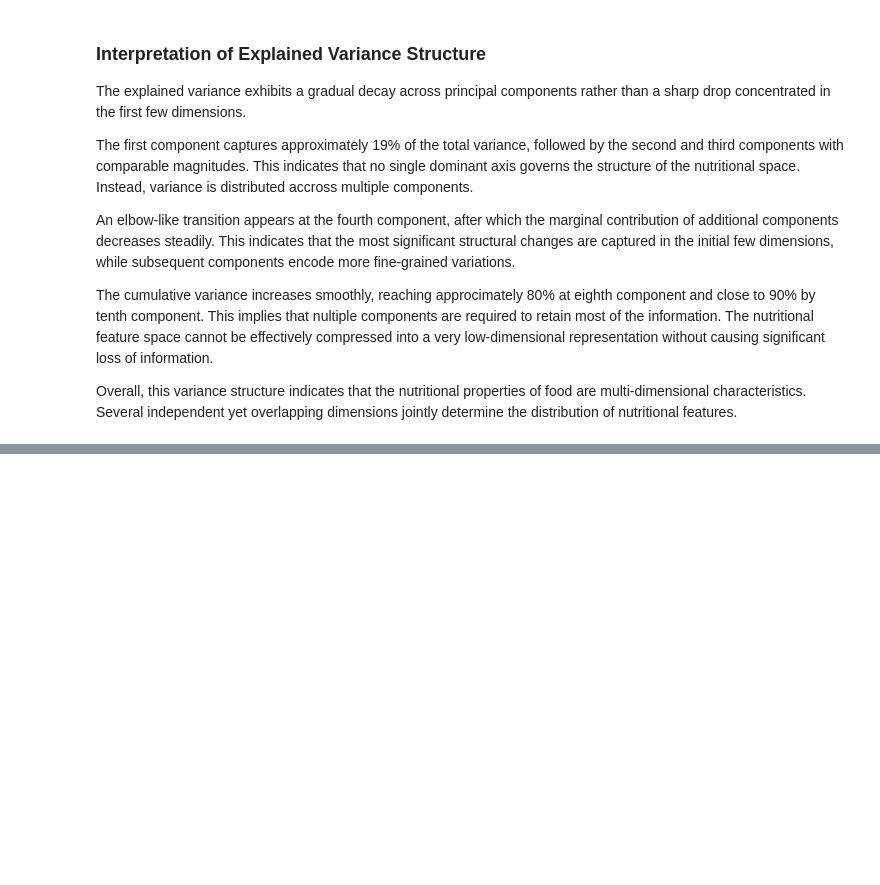
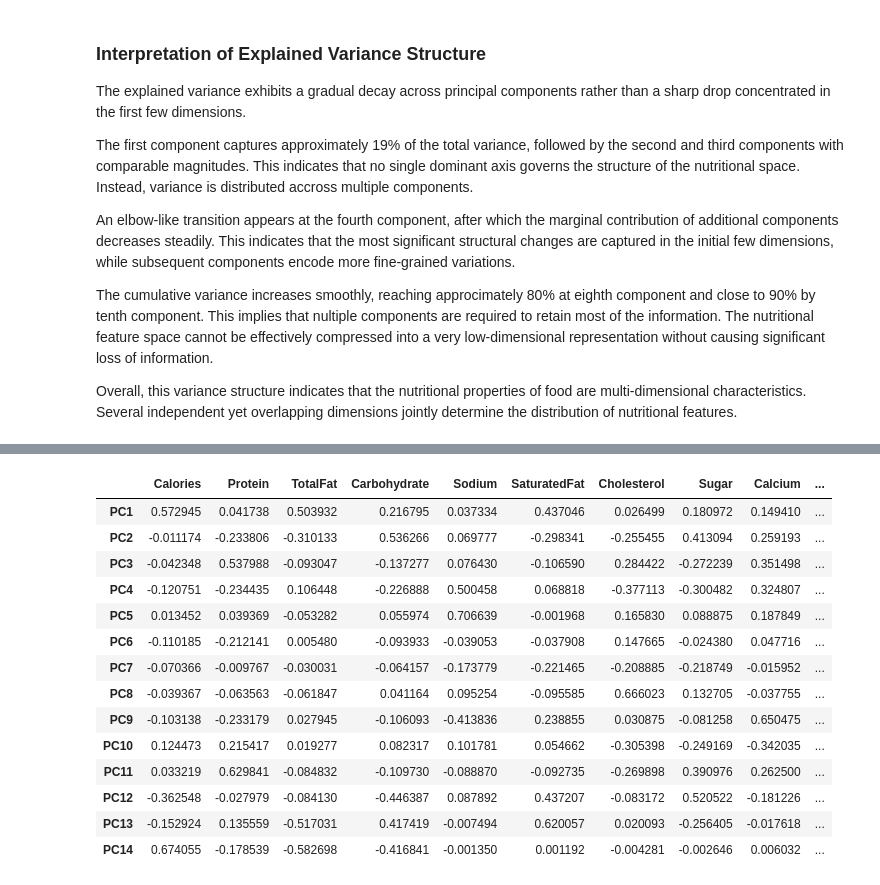
Before and after one commit to lasombra7/macro-density-analysis, a Jupyter notebook: notebooks/macro-density-analysis.ipynb, the cells around one changed output, grey strips where cells are left out. Drawn from its saved outputs; the diff is of its cells as text; code cells hidden in the pictures; blank space fills up the shorter version.

```diff
--- a/notebooks/macro-density-analysis.ipynb
+++ b/notebooks/macro-density-analysis.ipynb
@@ -751,0 +756,24 @@ Overall, this variance structure indicates that the nutritional properties of fo
+# %%
+# PCA loadings
+loadings = pd.DataFrame(
+    pca.components_,
+    columns=features,
+    index=[f"PC{i+1}" for i in range(len(features))]
+)
+loadings
+# %% [output]
+|  | Calories | Protein | TotalFat | Carbohydrate | Sodium | SaturatedFat | Cholesterol | Sugar | Calcium | ... |
+| PC1 | 0.572945 | 0.041738 | 0.503932 | 0.216795 | 0.037334 | 0.437046 | 0.026499 | 0.180972 | 0.149410 | ... |
+| PC2 | -0.011174 | -0.233806 | -0.310133 | 0.536266 | 0.069777 | -0.298341 | -0.255455 | 0.413094 | 0.259193 | ... |
+| PC3 | -0.042348 | 0.537988 | -0.093047 | -0.137277 | 0.076430 | -0.106590 | 0.284422 | -0.272239 | 0.351498 | ... |
+| PC4 | -0.120751 | -0.234435 | 0.106448 | -0.226888 | 0.500458 | 0.068818 | -0.377113 | -0.300482 | 0.324807 | ... |
+| PC5 | 0.013452 | 0.039369 | -0.053282 | 0.055974 | 0.706639 | -0.001968 | 0.165830 | 0.088875 | 0.187849 | ... |
+| PC6 | -0.110185 | -0.212141 | 0.005480 | -0.093933 | -0.039053 | -0.037908 | 0.147665 | -0.024380 | 0.047716 | ... |
+| PC7 | -0.070366 | -0.009767 | -0.030031 | -0.064157 | -0.173779 | -0.221465 | -0.208885 | -0.218749 | -0.015952 | ... |
+| PC8 | -0.039367 | -0.063563 | -0.061847 | 0.041164 | 0.095254 | -0.095585 | 0.666023 | 0.132705 | -0.037755 | ... |
+| PC9 | -0.103138 | -0.233179 | 0.027945 | -0.106093 | -0.413836 | 0.238855 | 0.030875 | -0.081258 | 0.650475 | ... |
+| PC10 | 0.124473 | 0.215417 | 0.019277 | 0.082317 | 0.101781 | 0.054662 | -0.305398 | -0.249169 | -0.342035 | ... |
+| PC11 | 0.033219 | 0.629841 | -0.084832 | -0.109730 | -0.088870 | -0.092735 | -0.269898 | 0.390976 | 0.262500 | ... |
+| PC12 | -0.362548 | -0.027979 | -0.084130 | -0.446387 | 0.087892 | 0.437207 | -0.083172 | 0.520522 | -0.181226 | ... |
+| PC13 | -0.152924 | 0.135559 | -0.517031 | 0.417419 | -0.007494 | 0.620057 | 0.020093 | -0.256405 | -0.017618 | ... |
+| PC14 | 0.674055 | -0.178539 | -0.582698 | -0.416841 | -0.001350 | 0.001192 | -0.004281 | -0.002646 | 0.006032 | ... |
```
Also changed, not shown: parts of 2 cells of this notebook.
